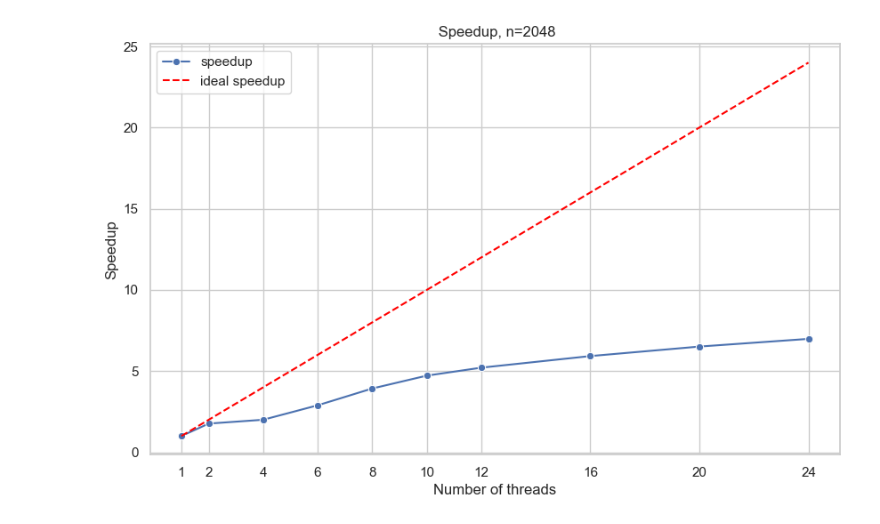
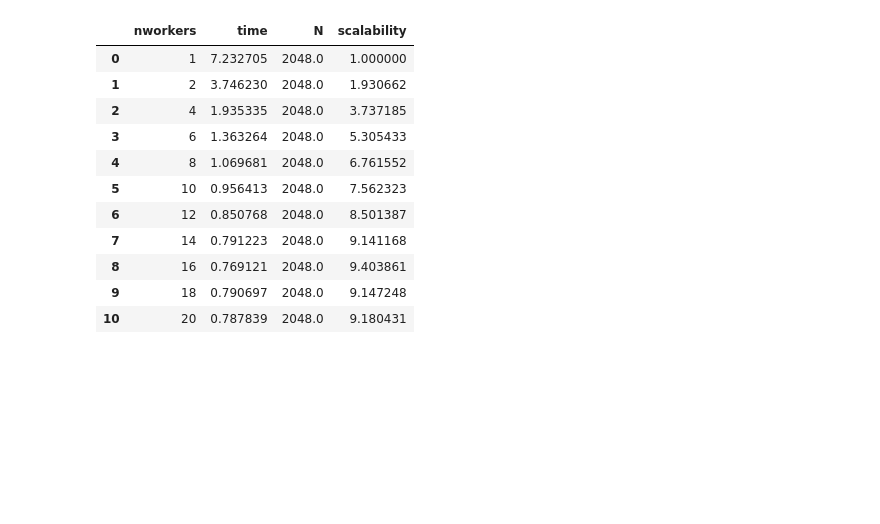
Before and after one commit to g-lago8/SPM-project, a Jupyter notebook: results/results.ipynb, the cells around one changed output. Saved outputs shown, nothing was run; the diff lists cells and outputs as text; code cells hidden in the pictures; blank space fills up the shorter version.

```diff
--- a/results/results.ipynb
+++ b/results/results.ipynb
@@ -39,15 +49,17 @@ df['efficiency'] = df['speedup']/df['nworkers']
-# %%
-plt.figure(figsize=(10, 6))
-sns.lineplot(x="nworkers", y="speedup", data=df, marker='o', label='speedup')
-plt.xlabel('Number of threads')
-plt.ylabel('Speedup')
-plt.xticks(df['nworkers'])
-plt.title(' Speedup, n=2048')
-# odraw a line x=y
-plt.plot(df['nworkers'], df['nworkers'], linestyle='--', color='red', label='ideal speedup')
-plt.legend()
-# equal axis
-plt.show()
-# %% [output]
-[figure, removed]
+# %%
+df['scalability'] = df['time'][0] / df['time']
+df
+# %% [output]
+|  | nworkers | time | N | scalability |
+| 0 | 1 | 7.232705 | 2048.0 | 1.000000 |
+| 1 | 2 | 3.746230 | 2048.0 | 1.930662 |
+| 2 | 4 | 1.935335 | 2048.0 | 3.737185 |
+| 3 | 6 | 1.363264 | 2048.0 | 5.305433 |
+| 4 | 8 | 1.069681 | 2048.0 | 6.761552 |
+| 5 | 10 | 0.956413 | 2048.0 | 7.562323 |
+| 6 | 12 | 0.850768 | 2048.0 | 8.501387 |
+| 7 | 14 | 0.791223 | 2048.0 | 9.141168 |
+| 8 | 16 | 0.769121 | 2048.0 | 9.403861 |
+| 9 | 18 | 0.790697 | 2048.0 | 9.147248 |
+| 10 | 20 | 0.787839 | 2048.0 | 9.180431 |
 # %%
```
Also changed, not shown: parts of 11 cells of this notebook, 2 other files.
